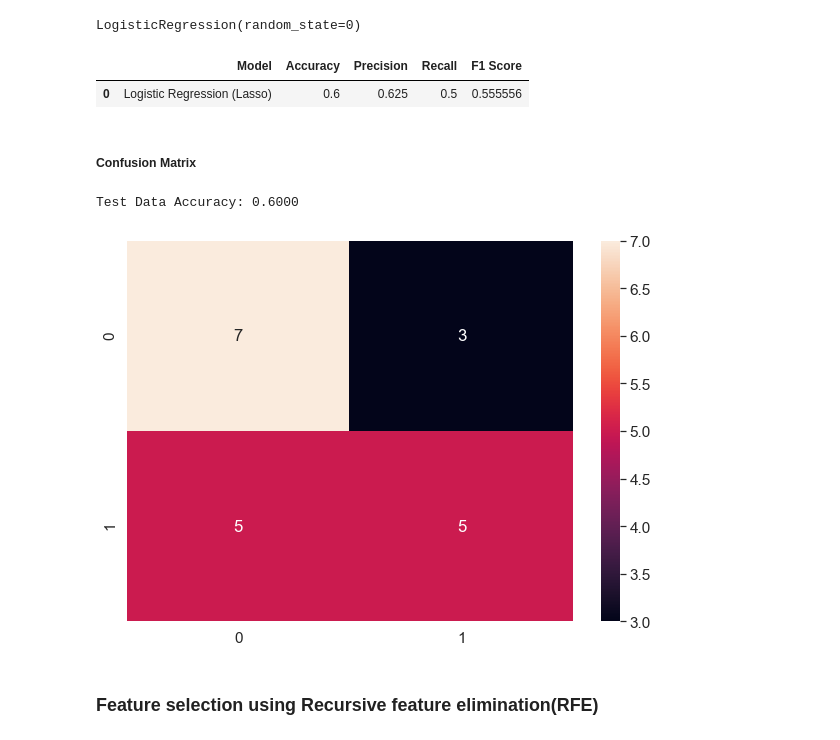
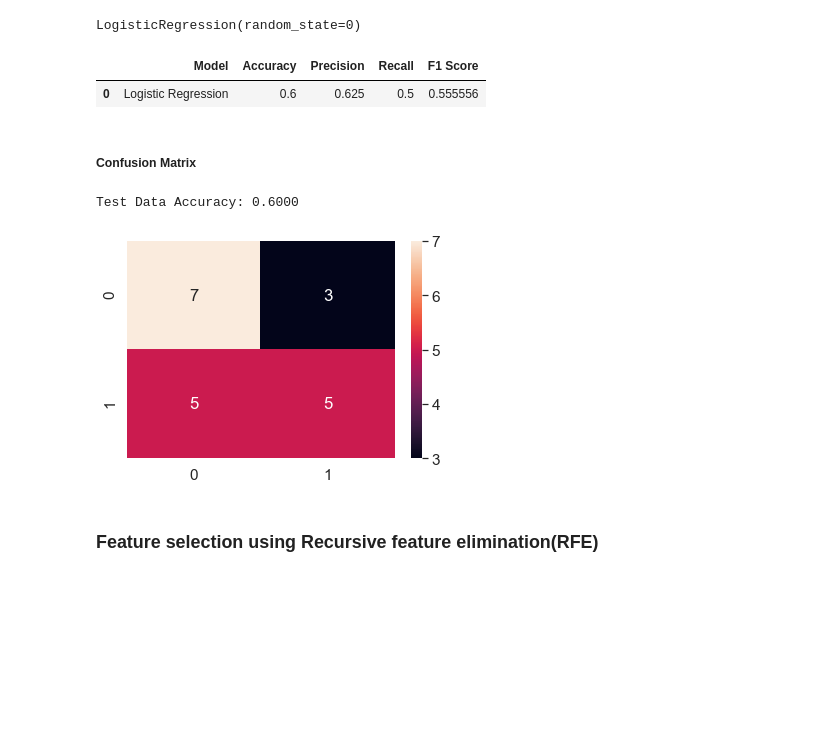
Before and after one commit to karunyads/MiniProject-FE, a Jupyter notebook: FE_PROJECT1_06.ipynb, the cells around one changed output. Saved outputs shown, nothing was run; the diff lists cells and outputs as text; code cells hidden in the pictures; blank space fills up the shorter version.

```diff
--- a/FE_PROJECT1_06.ipynb
+++ b/FE_PROJECT1_06.ipynb
@@ -739,27 +741,26 @@ LogisticRegression(random_state=0)
 # %%
 #Predicting Test set
 y_pred = classifier.predict(X_test)
-from sklearn.metrics import accuracy_score, f1_score,recall_score,precision_score, confusion_matrix
+
 acc = accuracy_score(y_test,y_pred)
 prec = precision_score(y_test, y_pred)
 rec = recall_score(y_test, y_pred)
 f1 = f1_score(y_test,y_pred)
-results = pd.DataFrame([['Logistic Regression (Lasso)', acc,prec,rec,f1]],columns=['Model', 'Accuracy', 'Precision', 'Recall','F1 Score'])
+
+results = pd.DataFrame([['Logistic Regression', acc,prec,rec,f1]],columns=['Model', 'Accuracy', 'Precision', 'Recall','F1 Score'])
 results
 # %% [output]
 |  | Model | Accuracy | Precision | Recall | F1 Score |
-| 0 | Logistic Regression (Lasso) | 0.6 | 0.625 | 0.5 | 0.555556 |
+| 0 | Logistic Regression | 0.6 | 0.625 | 0.5 | 0.555556 |
 # %% [markdown]
 ##### Confusion Matrix
 # %%
 cm = confusion_matrix(y_test, y_pred) # rows = truth, cols = prediction
 df_cm = pd.DataFrame(cm, index = (0, 1), columns = (0, 1))
-plt.figure(figsize = (10,7))
-sns.set(font_scale=1.4)
 sns.heatmap(df_cm, annot=True, fmt='g')
 print("Test Data Accuracy: %0.4f" % accuracy_score(y_test, y_pred))
 # %% [output]
 Test Data Accuracy: 0.6000
-[figure, old version]
+[figure, new version]
 # %% [markdown]
 ### Feature selection using Recursive feature elimination(RFE)
```
Also changed, not shown: parts of 16 cells of this notebook.
